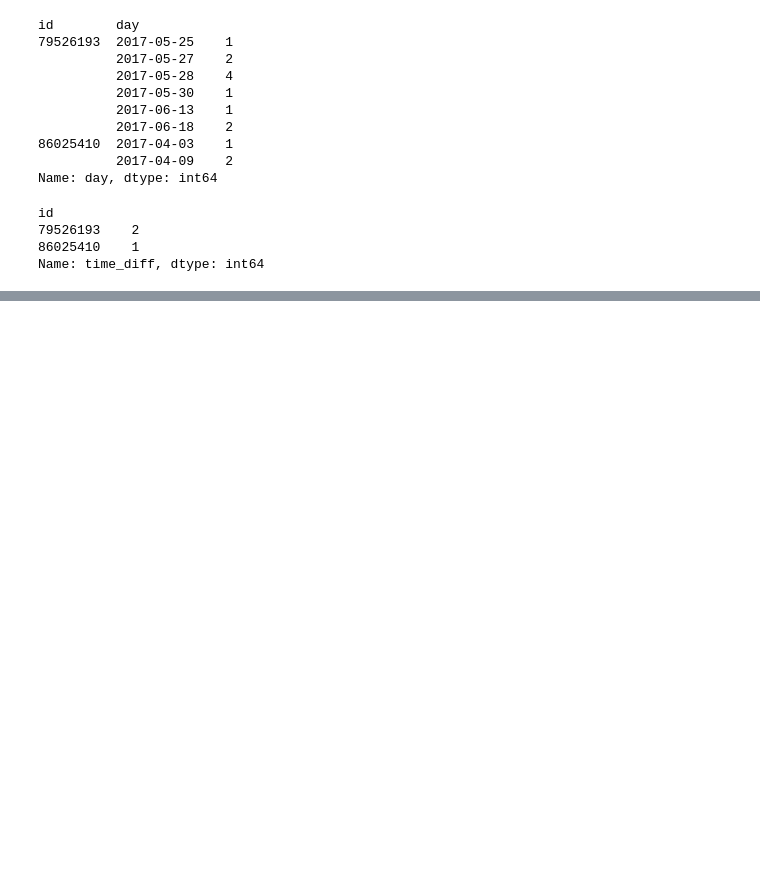
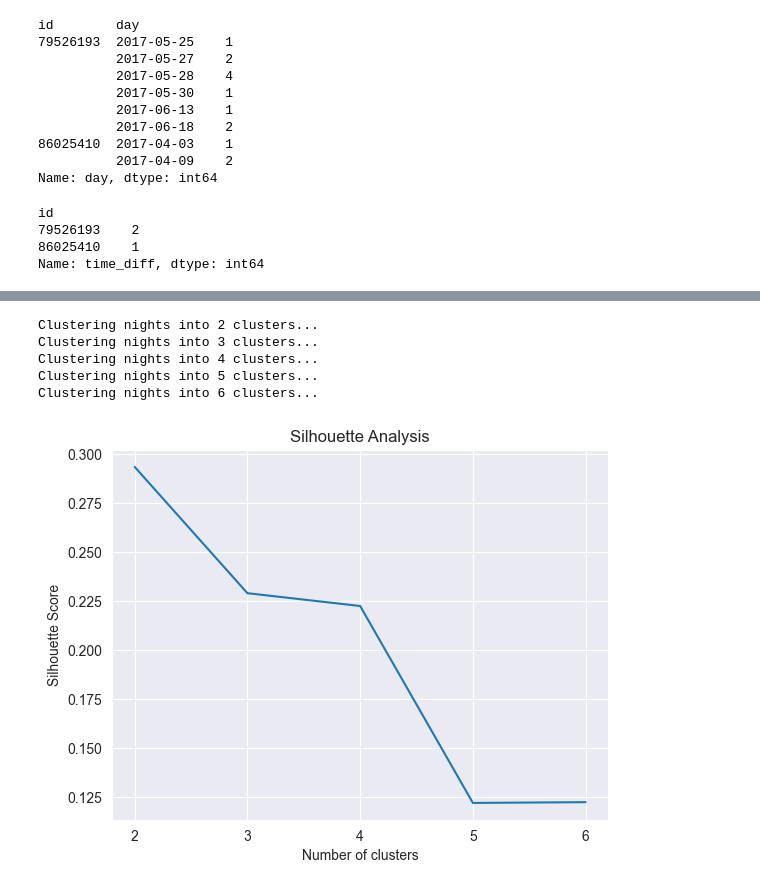
Before and after one commit to rdbrist/masters_project, a Jupyter notebook: notebooks/2.01-rd-creating-feature-extraction-night-analyser.ipynb, the cells around one changed output, grey strips where cells are left out. Drawn from its saved outputs; the diff is of its cells as text; code cells hidden in the pictures; blank space fills up the shorter version.

```diff
--- a/notebooks/2.01-rd-creating-feature-extraction-night-analyser.ipynb
+++ b/notebooks/2.01-rd-creating-feature-extraction-night-analyser.ipynb
@@ -418,0 +193,9 @@ for cluster_id, sequences in hmm_data.items():
+# %%
+silhouette_scores = analyser.silhouette_analysis(cluster_range)
+# %% [output]
+Clustering nights into 2 clusters...
+Clustering nights into 3 clusters...
+Clustering nights into 4 clusters...
+Clustering nights into 5 clusters...
+Clustering nights into 6 clusters...
+[figure, added]
```
Also changed, not shown: parts of 22 cells of this notebook, 2 other files.
